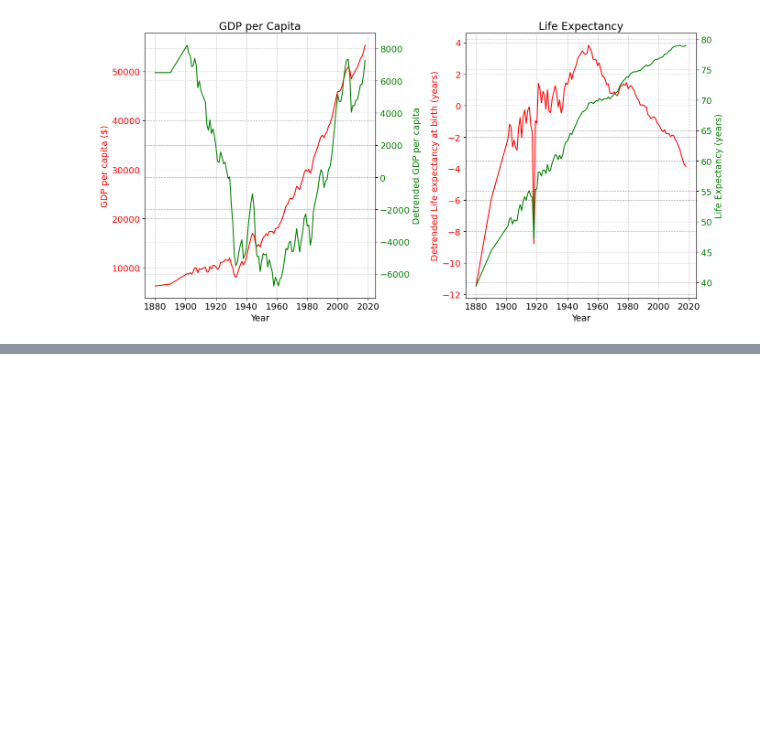
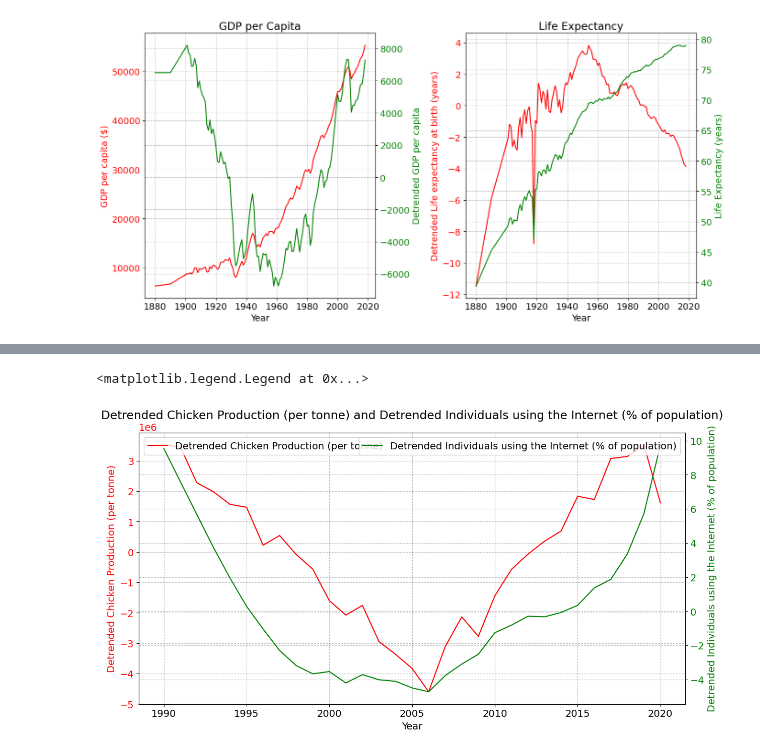
Before and after one commit to NumEconCopenhagen/projects-2024-isabel_nicole_snorri, a Jupyter notebook: dataproject/dataproject_nicsfix copy.ipynb, the cells around one changed output, grey strips where cells are left out. Drawn from its saved outputs; the diff is of its cells as text; code cells hidden in the pictures; blank space fills up the shorter version.

```diff
--- a/dataproject/dataproject_nicsfix copy.ipynb
+++ b/dataproject/dataproject_nicsfix copy.ipynb
@@ -488,0 +514,8 @@ ImportError: cannot import name 'TimeSeriesAnalyzer' from 'dataproject' (/Users/
+# %%
+detrended_chicken_cons = detrend(chicken_tech['Chicken Production (per tonne)'], type='linear')
+detrended_tech = detrend(chicken_tech['Individuals using the Internet (% of population)'], type='linear')
+
+chicken_tech['Detrended Chicken Production (per tonne)'] = detrended_chicken_cons
+chicken_tech['Detrended Individuals using the Internet (% of population)'] = detrended_tech
+
+chicken_tech.head()
@@ -488,0 +529,24 @@ ImportError: cannot import name 'TimeSeriesAnalyzer' from 'dataproject' (/Users/
+# %%
+# Set the figure size
+plt.figure(figsize=(14, 7))
+
+# Plot GDP per capita data with the primary y-axis (left)
+ax1 = plt.gca()  # Get the current Axes instance on the current figure matching
+ax1.plot(chicken_tech['Year'], chicken_tech['Detrended Chicken Production (per tonne)'], color='r', label='Detrended Chicken Production (per tonne)')
+ax1.set_xlabel('Year')
+ax1.set_ylabel('Detrended Chicken Production (per tonne)', color='r')
+ax1.tick_params(axis='y', labelcolor='r')
+
+# Create a secondary y-axis (right) that shares the same x-axis for life expectancy data
+ax2 = ax1.twinx()
+ax2.plot(chicken_tech['Year'], chicken_tech['Detrended Individuals using the Internet (% of population)'], color='g', label='Detrended Individuals using the Internet (% of population)')
+ax2.set_ylabel('Detrended Individuals using the Internet (% of population)', color='g')
+ax2.tick_params(axis='y', labelcolor='g')
+
+# Set the title and show the plot with the legend
+plt.title('Detrended Chicken Production (per tonne) and Detrended Individuals using the Internet (% of population)')
+ax1.legend(loc='upper left')
+ax2.legend(loc='upper right')
+# %% [output]
+<matplotlib.legend.Legend at 0x...>
+[figure, added]
```
Also changed, not shown: parts of 6 cells of this notebook, 1 other file.
